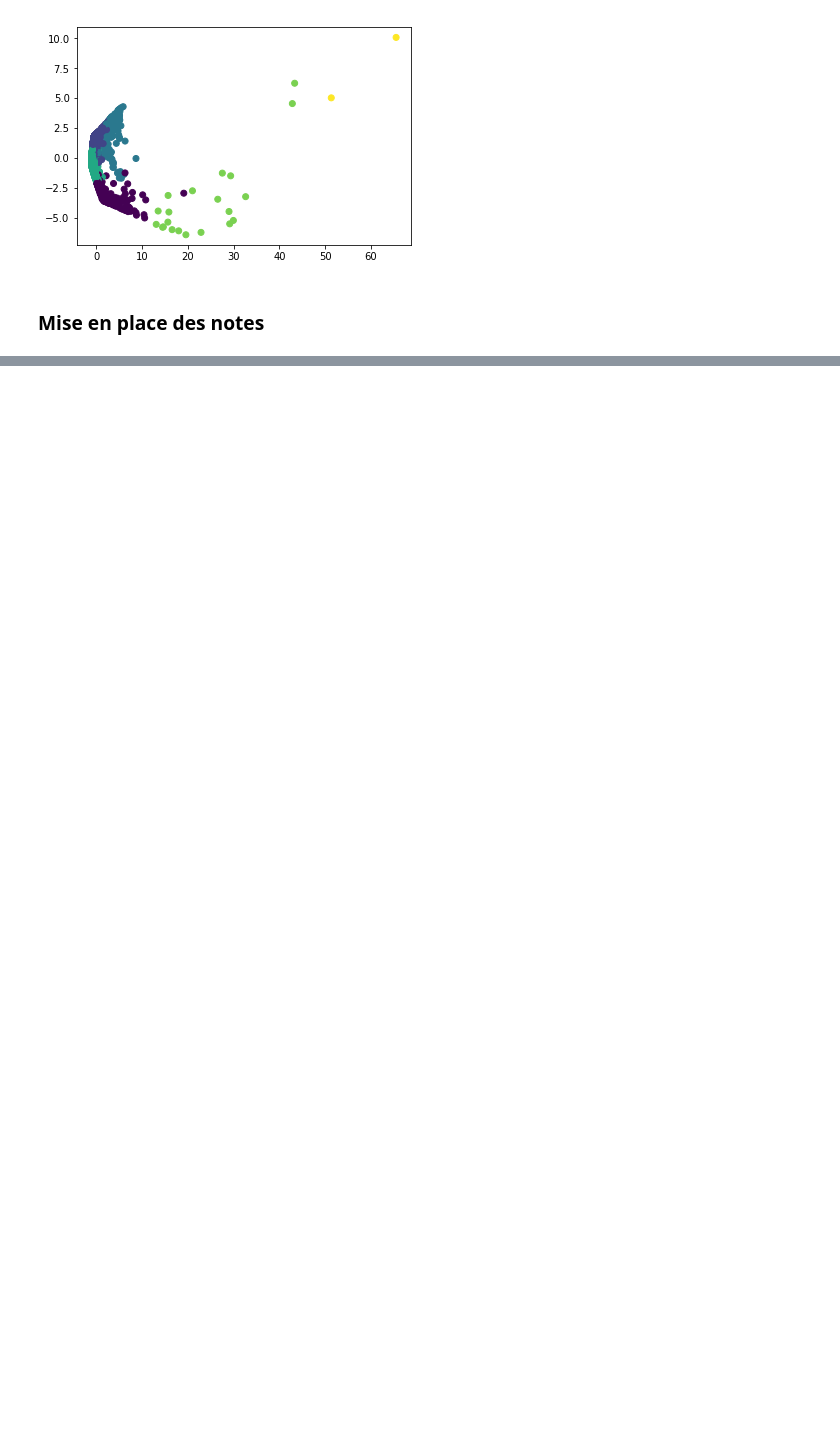
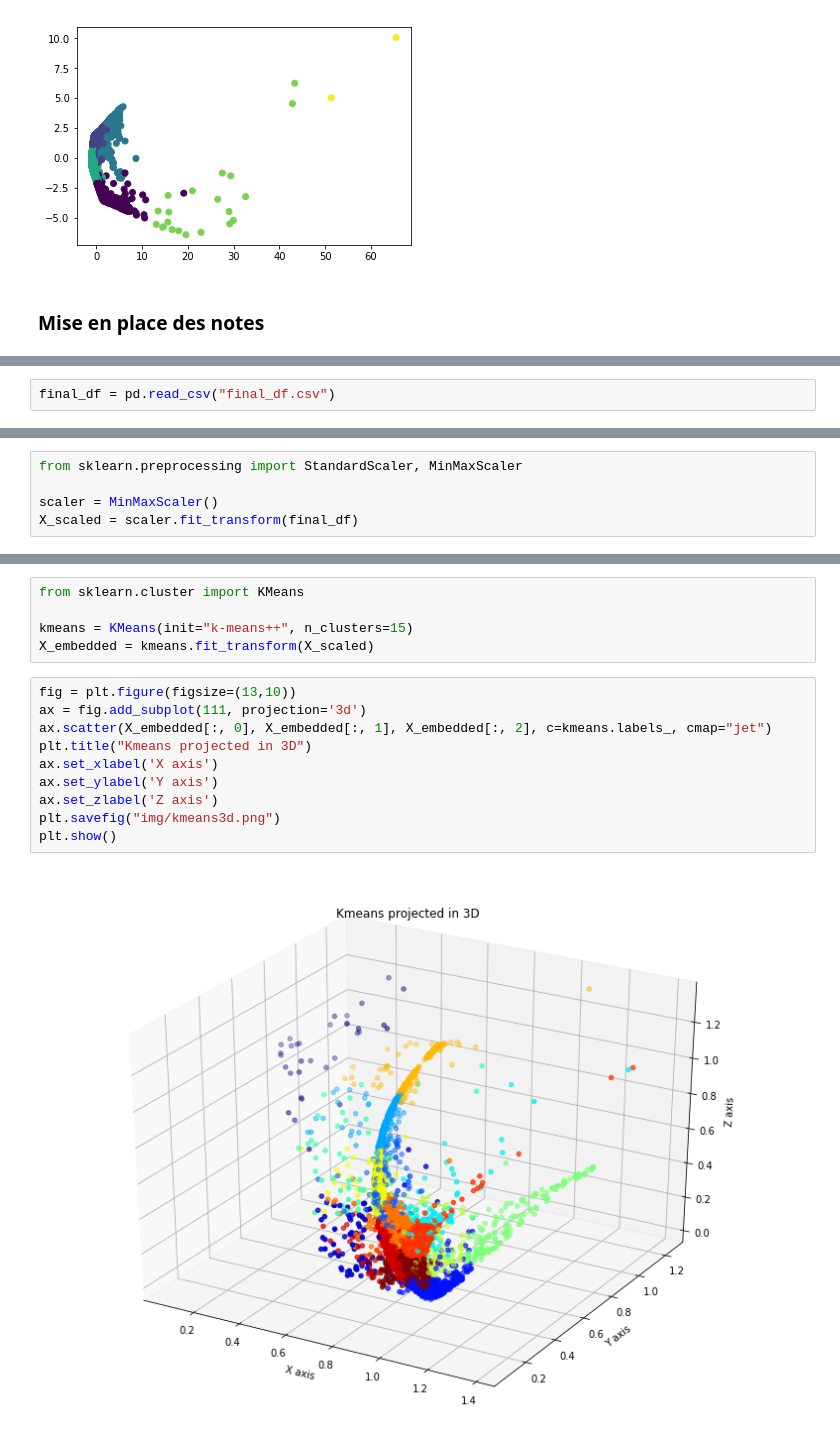
Before and after one commit to Coni63/OC_DS, a Jupyter notebook: P5/Segmentation Client.ipynb, the cells around one changed output, grey strips where cells are left out. Saved outputs shown, nothing was run; the diff lists cells and outputs as text; blank space fills up the shorter version.

```diff
--- a/P5/Segmentation Client.ipynb
+++ b/P5/Segmentation Client.ipynb
@@ -634,0 +695,2 @@ plt.show()
+# %%
+final_df = pd.read_csv("final_df.csv")
@@ -634,0 +732,5 @@ plt.show()
+# %%
+from sklearn.preprocessing import StandardScaler, MinMaxScaler
+
+scaler = MinMaxScaler()
+X_scaled = scaler.fit_transform(final_df)
@@ -634,0 +753,17 @@ plt.show()
+# %%
+from sklearn.cluster import KMeans
+
+kmeans = KMeans(init="k-means++", n_clusters=15)
+X_embedded = kmeans.fit_transform(X_scaled)
+# %%
+fig = plt.figure(figsize=(13,10))
+ax = fig.add_subplot(111, projection='3d')
+ax.scatter(X_embedded[:, 0], X_embedded[:, 1], X_embedded[:, 2], c=kmeans.labels_, cmap="jet")
+plt.title("Kmeans projected in 3D")
+ax.set_xlabel('X axis')
+ax.set_ylabel('Y axis')
+ax.set_zlabel('Z axis')
+plt.savefig("img/kmeans3d.png")
+plt.show()
+# %% [output]
+[figure, added]
```
Also changed, not shown: parts of 43 cells of this notebook.
